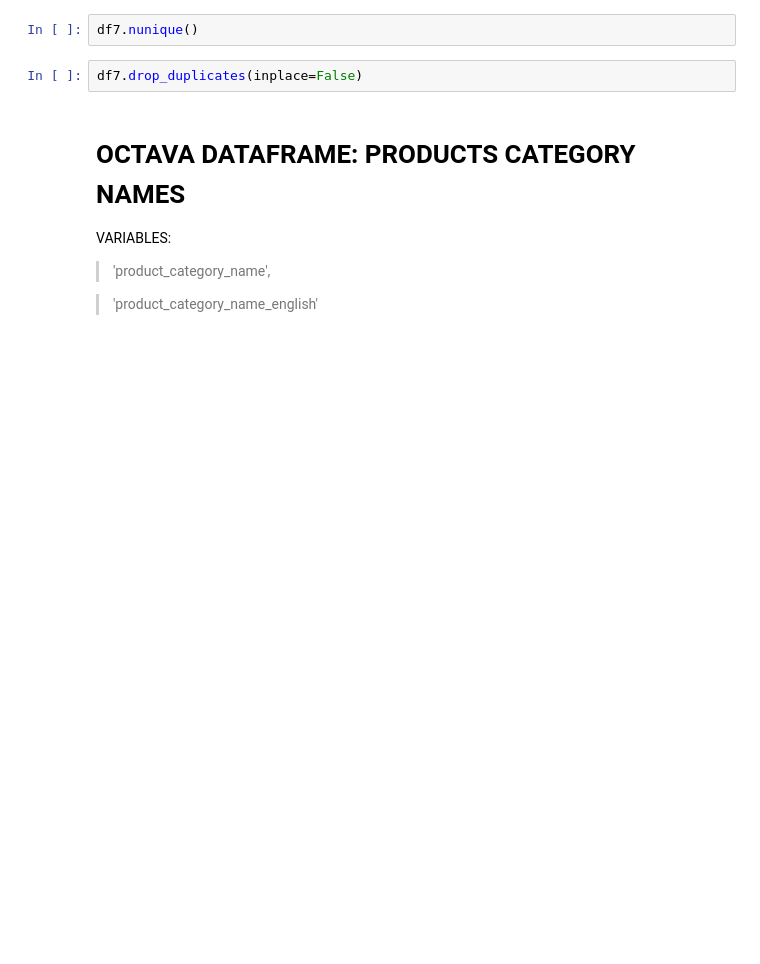
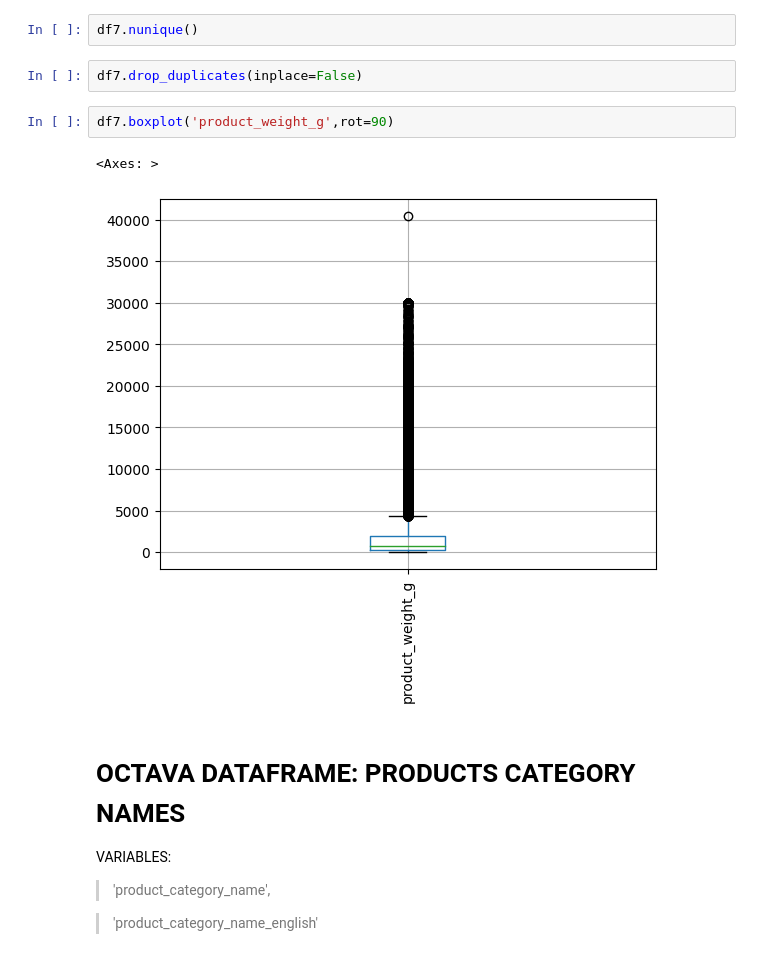
Before and after one commit to fabizap/Olist, a Jupyter notebook: BASES 7 Y 8 DE FABIAN.ipynb, the cells around one changed output. Cells and saved outputs as stored; diff of their text form; blank space fills up the shorter version.

```diff
--- a/BASES 7 Y 8 DE FABIAN.ipynb
+++ b/BASES 7 Y 8 DE FABIAN.ipynb
@@ -60,6 +60,11 @@ df7.duplicated().sum()
 df7.nunique()
 # %%
 df7.drop_duplicates(inplace=False)
+# %%
+df7.boxplot('product_weight_g',rot=90)
+# %% [output]
+<Axes: >
+[figure, added]
 # %% [markdown]
 # OCTAVA DATAFRAME: PRODUCTS CATEGORY NAMES
 
```
Also changed, not shown: parts of 1 cell of this notebook.
